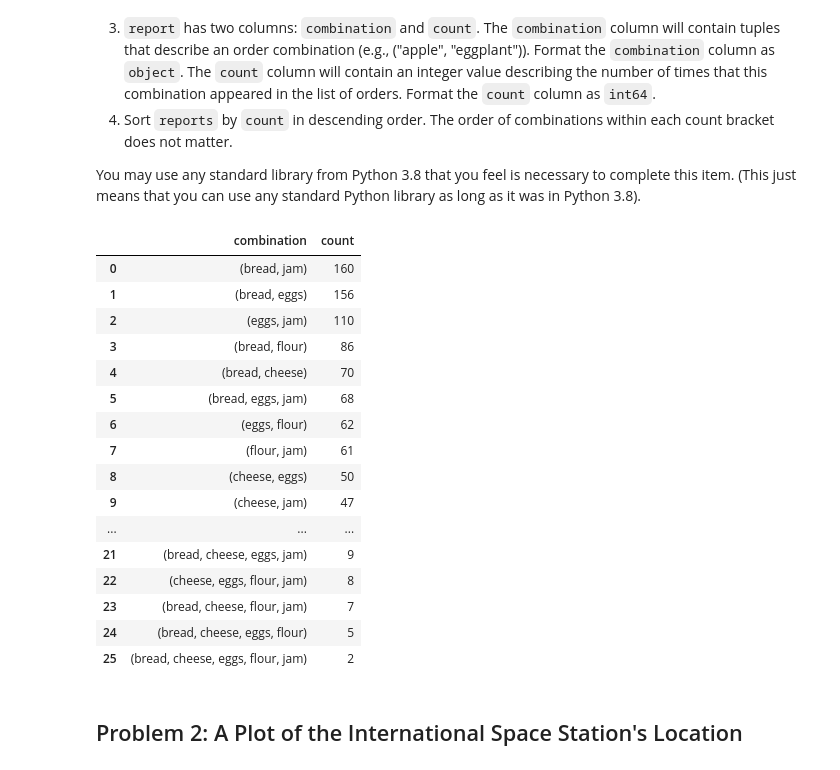
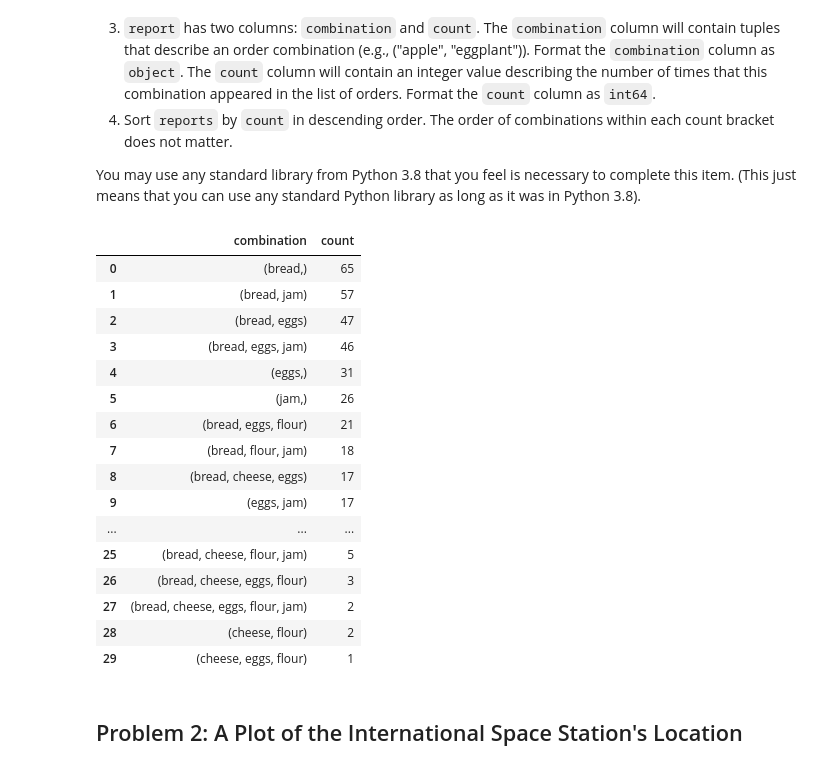
Before and after one commit to migolu/ITMGT25Hub, a Jupyter notebook: 203093_LUMAWIG_JAVIERMIGUEL_LIBRARIES.ipynb, the cells around one changed output. Drawn from its saved outputs; the diff is of its cells as text; code cells hidden in the pictures.

```diff
--- a/203093_LUMAWIG_JAVIERMIGUEL_LIBRARIES.ipynb
+++ b/203093_LUMAWIG_JAVIERMIGUEL_LIBRARIES.ipynb
@@ -132,60 +132,50 @@ You may use any standard library from Python 3.8 that you feel is necessary to c
 # %%
 # CODE CELL
 import itertools
 import pandas as pd
 
 # CODE START
-report = binary_table
+rep = binary_table
 
-#reset index values
-report = report.reset_index()
-report = report.drop(['OrderNum'],axis=1)
+report = (rep*rep.columns).reset_index()
+report = report.rename(columns={'OrderNum':'index'})
+report = report.melt(id_vars='index')
+report = report[report['value'].ne('')]
+report = report.groupby(['index'])['value'].apply(tuple).value_counts()
 
-dic = {}
-
-for a in range(2,len(report.columns)+1):
-    for b in itertools.combinations(report.columns,a):
-        dic[b] = 0
-
-for a in range(2,len(report.columns)+1):
-    for c in report.index:
-        e = [f for f in report.columns if report.loc[c,f] == 1]
-        g = [h for h in itertools.combinations(e,a)]
-        for i in g:
-            dic[i] += 1
-
-report = pd.DataFrame({'combination':dic.keys(), 'count':dic.values()})
+report = report.to_frame(name = 'count').reset_index()
+report = report.rename(columns={'index':'combination'})
 
 #formatting
 report['combination'] = report['combination'].astype('object')
 report['count'] = report['count'].astype('int64')
 
 #sort reports by count
 report = report.sort_values(by='count',ascending=False)
 
 #fix index
 report = report.reset_index(drop=True)
 
 report
 # CODE END
 # %% [output]
 |  | combination | count |
-| 0 | (bread, jam) | 160 |
-| 1 | (bread, eggs) | 156 |
-| 2 | (eggs, jam) | 110 |
-| 3 | (bread, flour) | 86 |
-| 4 | (bread, cheese) | 70 |
-| 5 | (bread, eggs, jam) | 68 |
-| 6 | (eggs, flour) | 62 |
-| 7 | (flour, jam) | 61 |
-| 8 | (cheese, eggs) | 50 |
-| 9 | (cheese, jam) | 47 |
+| 0 | (bread,) | 65 |
+| 1 | (bread, jam) | 57 |
+| 2 | (bread, eggs) | 47 |
+| 3 | (bread, eggs, jam) | 46 |
+| 4 | (eggs,) | 31 |
+| 5 | (jam,) | 26 |
+| 6 | (bread, eggs, flour) | 21 |
+| 7 | (bread, flour, jam) | 18 |
+| 8 | (bread, cheese, eggs) | 17 |
+| 9 | (eggs, jam) | 17 |
 | ... | ... | ... |
-| 21 | (bread, cheese, eggs, jam) | 9 |
-| 22 | (cheese, eggs, flour, jam) | 8 |
-| 23 | (bread, cheese, flour, jam) | 7 |
-| 24 | (bread, cheese, eggs, flour) | 5 |
-| 25 | (bread, cheese, eggs, flour, jam) | 2 |
+| 25 | (bread, cheese, flour, jam) | 5 |
+| 26 | (bread, cheese, eggs, flour) | 3 |
+| 27 | (bread, cheese, eggs, flour, jam) | 2 |
+| 28 | (cheese, flour) | 2 |
+| 29 | (cheese, eggs, flour) | 1 |
 # %% [markdown]
 ## Problem 2: A Plot of the International Space Station's Location
 # %% [markdown]
```
